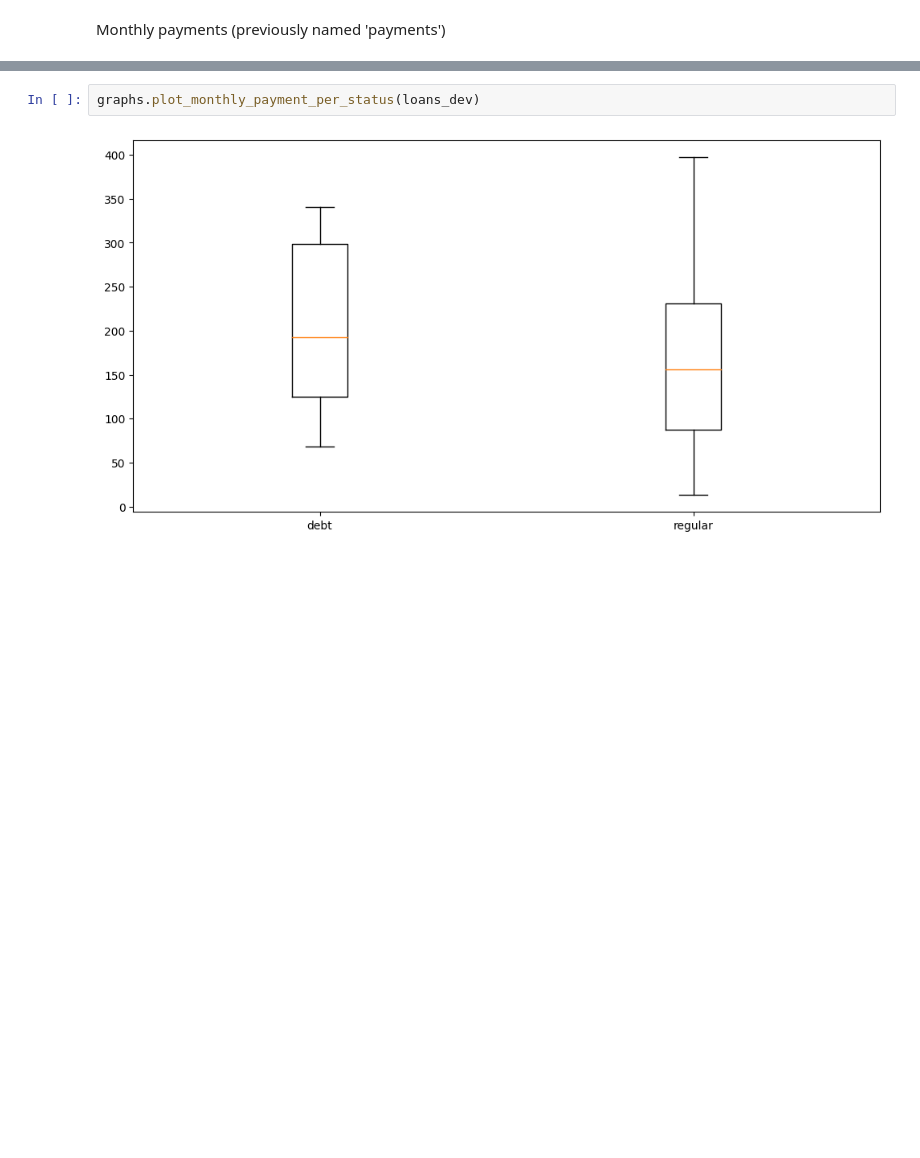
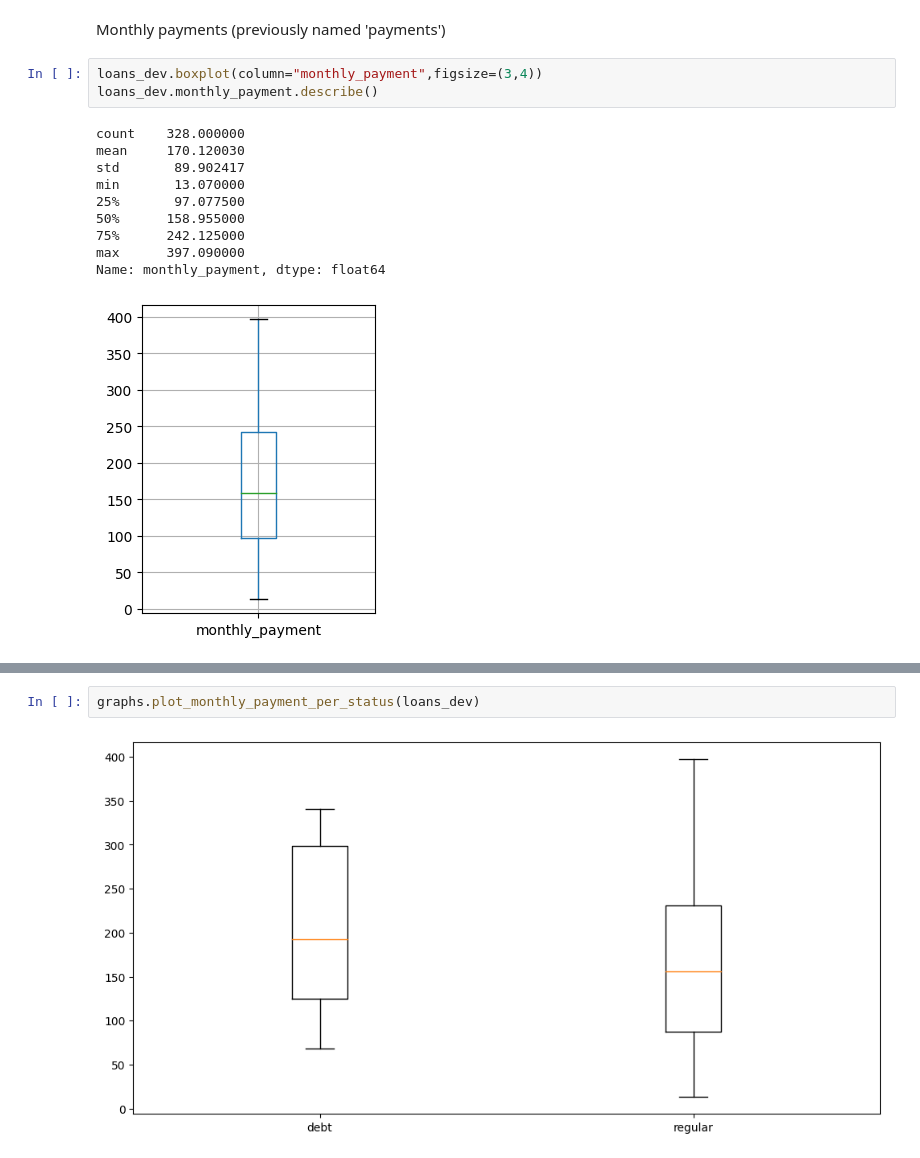
Before and after one commit to bdmendes/feup-ac-banking, a Jupyter notebook: stats.ipynb, the cells around one changed output, grey strips where cells are left out. Saved outputs shown, nothing was run; the diff lists cells and outputs as text; blank space fills up the shorter version.

```diff
--- a/stats.ipynb
+++ b/stats.ipynb
@@ -372,5 +377,19 @@ graphs.plot_status_distribution(loans_dev)
 # %% [markdown]
 Monthly payments (previously named 'payments')
+# %%
+loans_dev.boxplot(column="monthly_payment",figsize=(3,4))
+loans_dev.monthly_payment.describe()
+# %% [output]
+count    328.000000
+mean     170.120030
+std       89.902417
+min       13.070000
+25%       97.077500
+50%      158.955000
+75%      242.125000
+max      397.090000
+Name: monthly_payment, dtype: float64
+[figure, added]
 # %%
 graphs.plot_monthly_payment_per_loan_amount(loans_dev)
 # %% [output]
```
Also changed, not shown: parts of 9 cells of this notebook, 1 other file.
